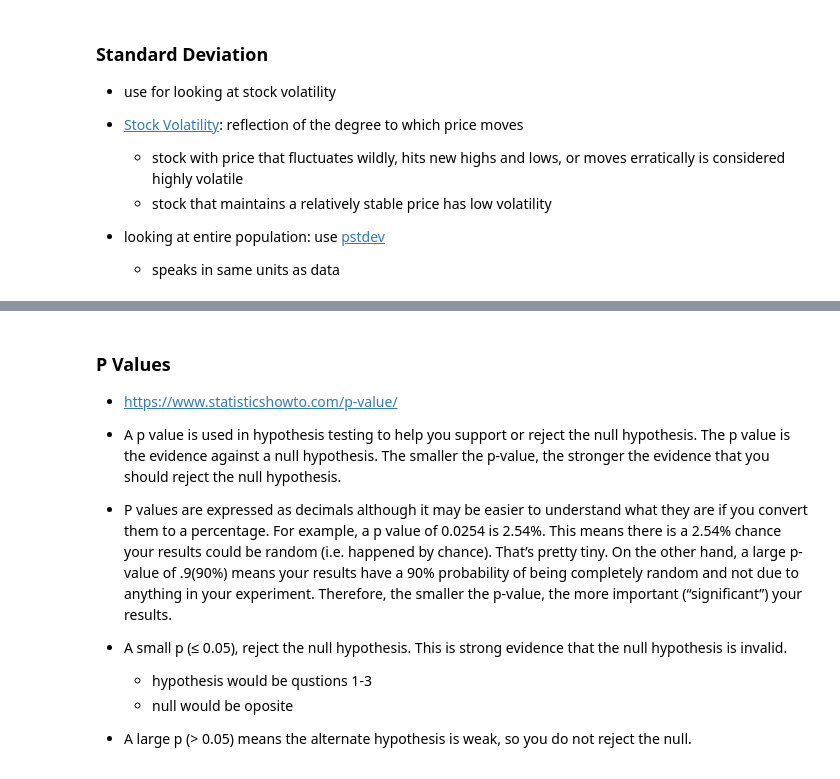
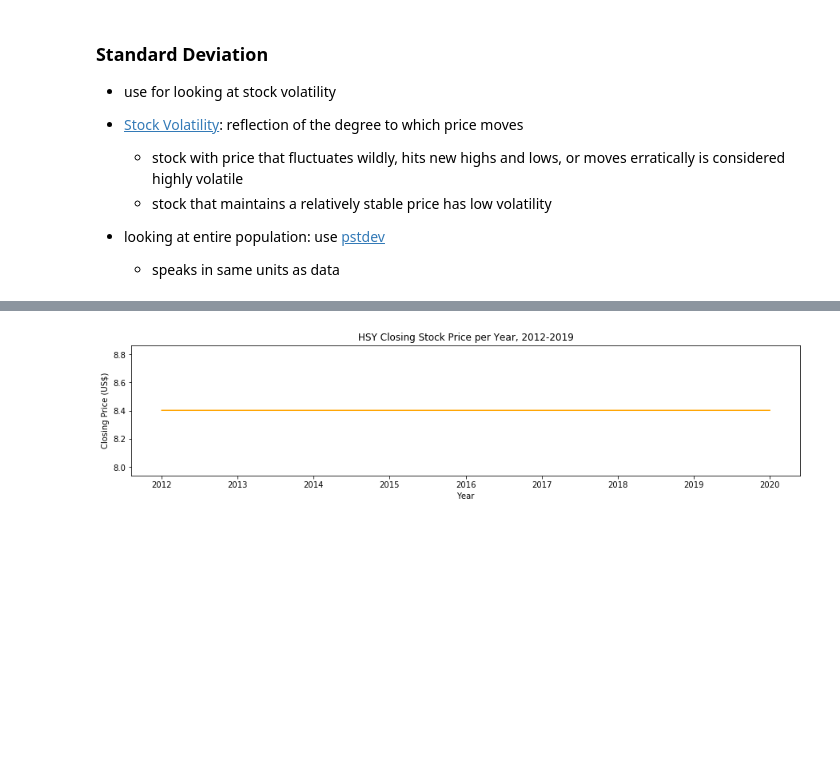
Before and after one commit to megankuscsik/Capstone-Project, a Jupyter notebook: EDA_Stats.ipynb, the cells around one changed output, grey strips where cells are left out. Saved outputs shown, nothing was run; the diff lists cells and outputs as text; code cells hidden in the pictures; blank space fills up the shorter version.

```diff
--- a/EDA_Stats.ipynb
+++ b/EDA_Stats.ipynb
@@ -203,23 +203,25 @@ Covariance of Temp_Anamoly and CPB_Close 0.7743363558331763
 
 - looking at entire population: use [pstdev](https://honingds.com/blog/python-standard-deviation/)
     - speaks in same units as data
+# %%
+data['CORN_stdev1'] = np.std(data['CORN_Close'])
 # %%
 #use numpy code
 #std in numpy is inheretly for the entire population
 
-stdev1 = np.std(data['CORN_Close'])
-print('Standard deviation of CORN_Close',stdev1)
-stdev2 = np.std(data['WEAT_Close'])
-print('Standard deviation of WEAT_Close',stdev2)
-stdev3 = np.std(data['CANE_Close'])
-print('Standard deviation of CANE_Close',stdev3)
-stdev4 = np.std(data['HSY_Close'])
-print('Standard deviation of HSY_Close',stdev4)
-stdev5 = np.std(data['SJM_Close'])
-print('Standard deviation of SJM_Close',stdev5)
-stdev6 = np.std(data['GIS_Close'])
-print('Standard deviation of GIS_Close',stdev6)
-stdev7 = np.std(data['PEP_Close'])
-print('Standard deviation of PEP_Close',stdev7)
-stdev8 = np.std(data['CPB_Close'])
-print('Standard deviation of CPB_Close',stdev8)
+data['CORN_stdev'] = np.std(data['CORN_Close'])
+#print('Standard deviation of CORN_Close', data['stdev_CORN'])
+data['WEAT_stdev'] = np.std(data['WEAT_Close'])
+#print('Standard deviation of WEAT_Close',data['WEAT_stdev'])
+data['CANE_stdev'] = np.std(data['CANE_Close'])
+#print('Standard deviation of CANE_Close',data['CANE_stdev'])
+data['HSY_stdev'] = np.std(data['HSY_Close'])
+#print('Standard deviation of HSY_Close',data['HSY_stdev'])
+data['SJM_stdev'] = np.std(data['SJM_Close'])
+#print('Standard deviation of SJM_Close',data['SJM_stdev'])
+data['GIS_stdev'] = np.std(data['GIS_Close'])
+#print('Standard deviation of GIS_Close',data['GIS_stdev'])
+data['PEP_stdev'] = np.std(data['PEP_Close'])
+#print('Standard deviation of PEP_Close',data['PEP_stdev'])
+data['CPB_stdev'] = np.std(data['CPB_Close'])
+#print('Standard deviation of CPB_Close',data['CPB_stdev'])
@@ -240,11 +228,9 @@ Standard deviation of CPB_Close 8.402134353444607
-# %% [markdown]
-### P Values
-
-- https://www.statisticshowto.com/p-value/
-
-- A p value is used in hypothesis testing to help you support or reject the null hypothesis. The p value is the evidence against a null hypothesis. The smaller the p-value, the stronger the evidence that you should reject the null hypothesis.
-- P values are expressed as decimals although it may be easier to understand what they are if you convert them to a percentage. For example, a p value of 0.0254 is 2.54%. This means there is a 2.54% chance your results could be random (i.e. happened by chance). That’s pretty tiny. On the other hand, a large p-value of .9(90%) means your results have a 90% probability of being completely random and not due to anything in your experiment. Therefore, the smaller the p-value, the more important (“significant”) your results.
-- A small p (≤ 0.05), reject the null hypothesis. This is strong evidence that the null hypothesis is invalid.
-    - hypothesis would be qustions 1-3
-    - null would be oposite
-- A large p (> 0.05) means the alternate hypothesis is weak, so you do not reject the null.
+# %%
+plt.figure(figsize=(15,3))
+plt.plot(data['CPB_stdev'], color = 'orange')
+plt.title('HSY Closing Stock Price per Year, 2012-2019')
+plt.ylabel('Closing Price (US$)')
+plt.xlabel('Year')
+plt.show()
+# %% [output]
+[figure, added]
```
Also changed, not shown: parts of 2 cells of this notebook.
